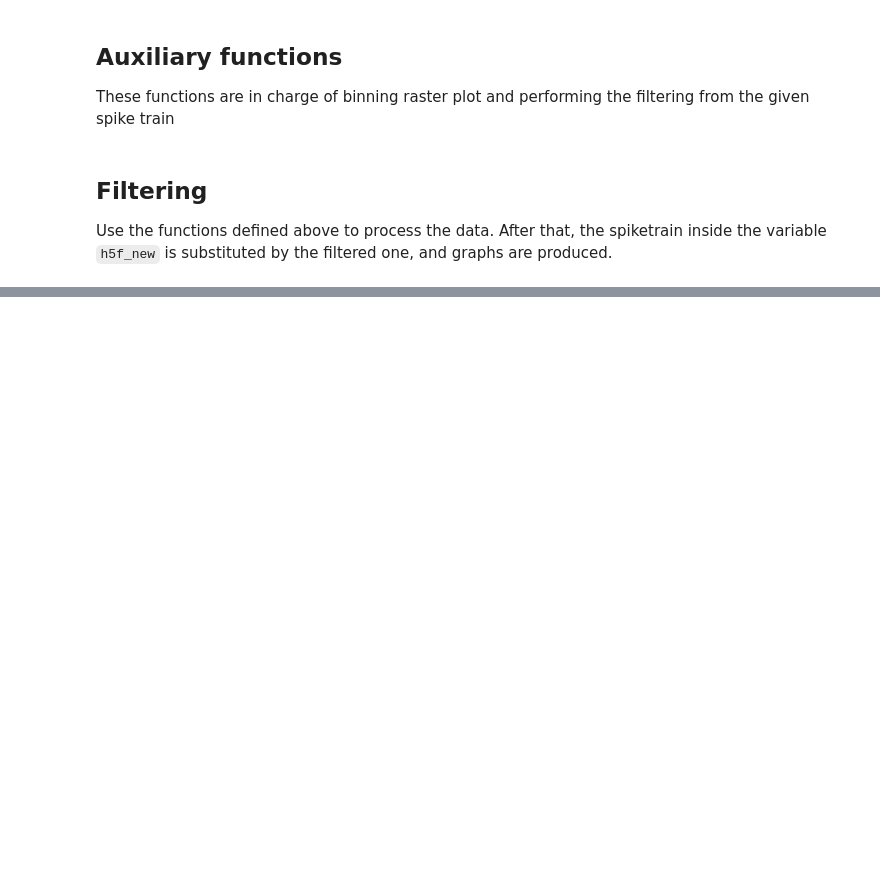
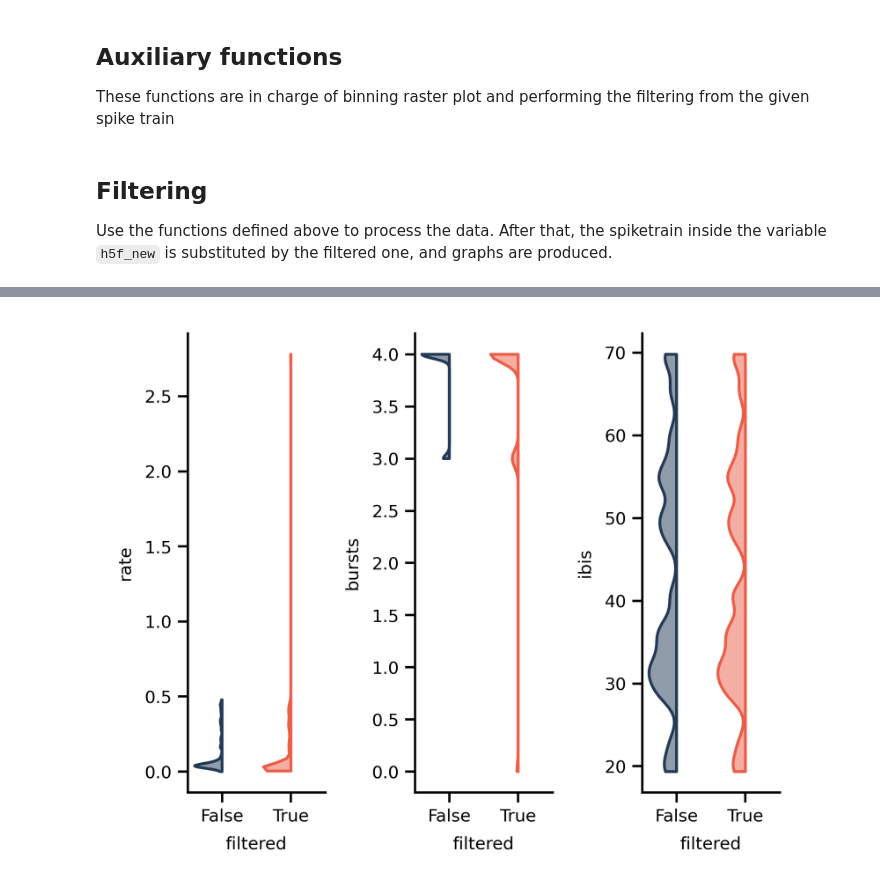
Before and after one commit to pSpitzner/stimulating_modular_cultures, a Jupyter notebook: notebooks/filter_spikes.ipynb, the cells around one changed output, grey strips where cells are left out. Cells and saved outputs as stored; diff of their text form; code cells hidden in the pictures; blank space fills up the shorter version.

Commit message:
Add graph to showcase effect of filtering in some observables

```diff
--- a/notebooks/filter_spikes.ipynb
+++ b/notebooks/filter_spikes.ipynb
@@ -199,7 +220,7 @@ spiketrain = h5f["data"]["spiketimes"]
 binned, which_bin = bin_spikes(spiketrain)
 
 #Apply the filtering and get its spike count
-masked = spikes_not_detected(binned, prob_values, prob_table="hr_emxs")
+masked = spikes_not_detected(binned, prob_values, prob_table="lr_emxs")
 
 #Use this to delete spikes
 new_spikes = delete_from_spikeseries(binned, masked, which_bin, spiketrain)
@@ -217,0 +287,11 @@ plt.show()
+# %%
+#Plot a small figure
+fig, axes = plt.subplots(ncols=3)
+ppl.custom_violins(df_rate, category="filtered", observable="rate", ax=axes[0])
+ppl.custom_violins(df_burst, category="filtered", observable="bursts", ax=axes[1])
+ppl.custom_violins(df_ibis, category="filtered", observable="ibis", ax=axes[2])
+plt.tight_layout()
+plt.savefig("effect_of_filter.pdf")
+plt.show()
+# %% [output]
+[figure, added]
```
Also changed, not shown: parts of 5 cells of this notebook.
